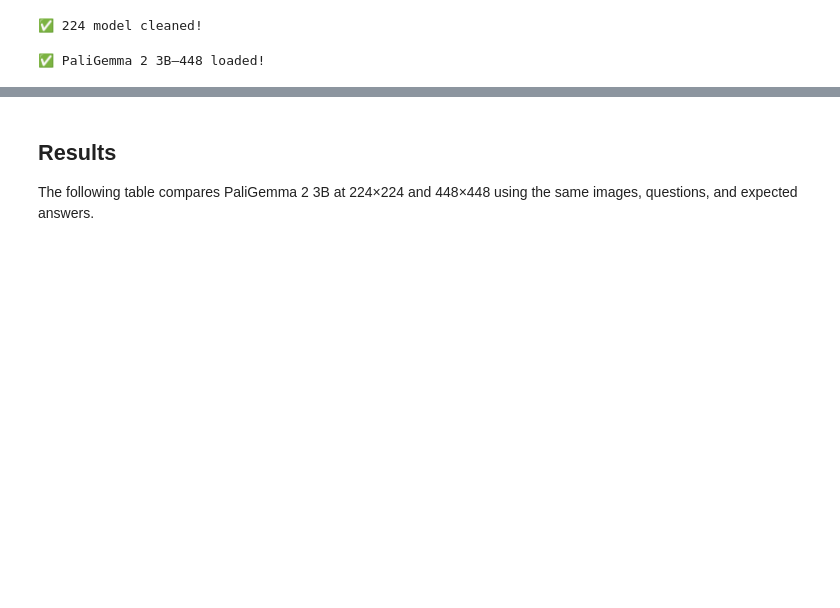
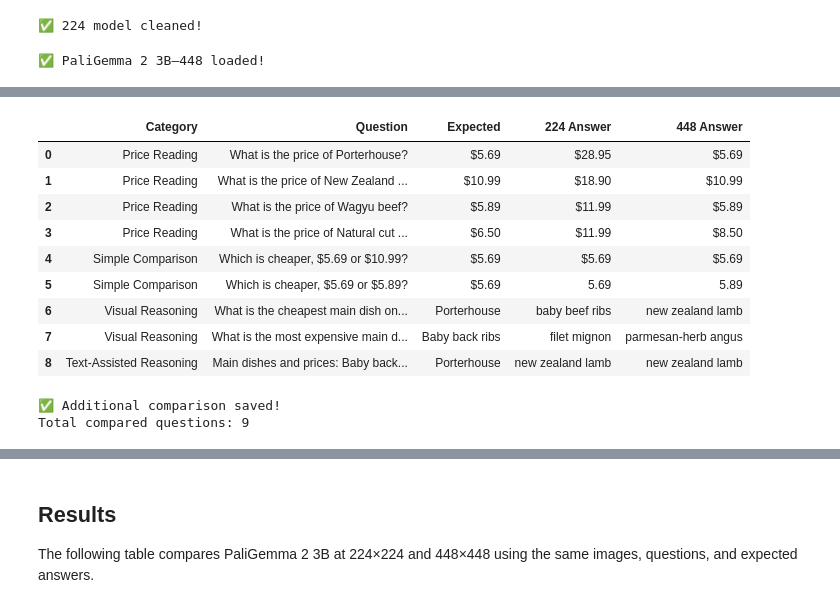
Before and after one commit to hicret11/paligemma2-resolution-experiment, a Jupyter notebook: paligemma2_experiment.ipynb, the cells around one changed output, grey strips where cells are left out. Drawn from its saved outputs; the diff is of its cells as text; code cells hidden in the pictures; blank space fills up the shorter version.

```diff
--- a/paligemma2_experiment.ipynb
+++ b/paligemma2_experiment.ipynb
@@ -335,0 +567,39 @@ Answer: 10
+# %%
+# ==========================================
+# ADDITIONAL ANALYSIS — COMPARISON
+# ==========================================
+
+import pandas as pd
+
+comparison = df_additional_224.merge(
+    additional_df,
+    on=["Category", "Question", "Expected"],
+    how="inner"
+)
+
+comparison = comparison.rename(
+    columns={"Model Answer": "448 Answer"}
+)
+
+display(comparison)
+
+comparison.to_csv(
+    "/content/additional_comparison.csv",
+    index=False
+)
+
+print("✅ Additional comparison saved!")
+print("Total compared questions:", len(comparison))
+# %% [output]
+|  | Category | Question | Expected | 224 Answer | 448 Answer |
+| 0 | Price Reading | What is the price of Porterhouse? | $5.69 | $28.95 | $5.69 |
+| 1 | Price Reading | What is the price of New Zealand ... | $10.99 | $18.90 | $10.99 |
+| 2 | Price Reading | What is the price of Wagyu beef? | $5.89 | $11.99 | $5.89 |
+| 3 | Price Reading | What is the price of Natural cut ... | $6.50 | $11.99 | $8.50 |
+| 4 | Simple Comparison | Which is cheaper, $5.69 or $10.99? | $5.69 | $5.69 | $5.69 |
+| 5 | Simple Comparison | Which is cheaper, $5.69 or $5.89? | $5.69 | 5.69 | 5.89 |
+| 6 | Visual Reasoning | What is the cheapest main dish on... | Porterhouse | baby beef ribs | new zealand lamb |
+| 7 | Visual Reasoning | What is the most expensive main d... | Baby back ribs | filet mignon | parmesan-herb angus |
+| 8 | Text-Assisted Reasoning | Main dishes and prices: Baby back... | Porterhouse | new zealand lamb | new zealand lamb |
+✅ Additional comparison saved!
+Total compared questions: 9
```
Also changed, not shown: parts of 15 cells of this notebook.
